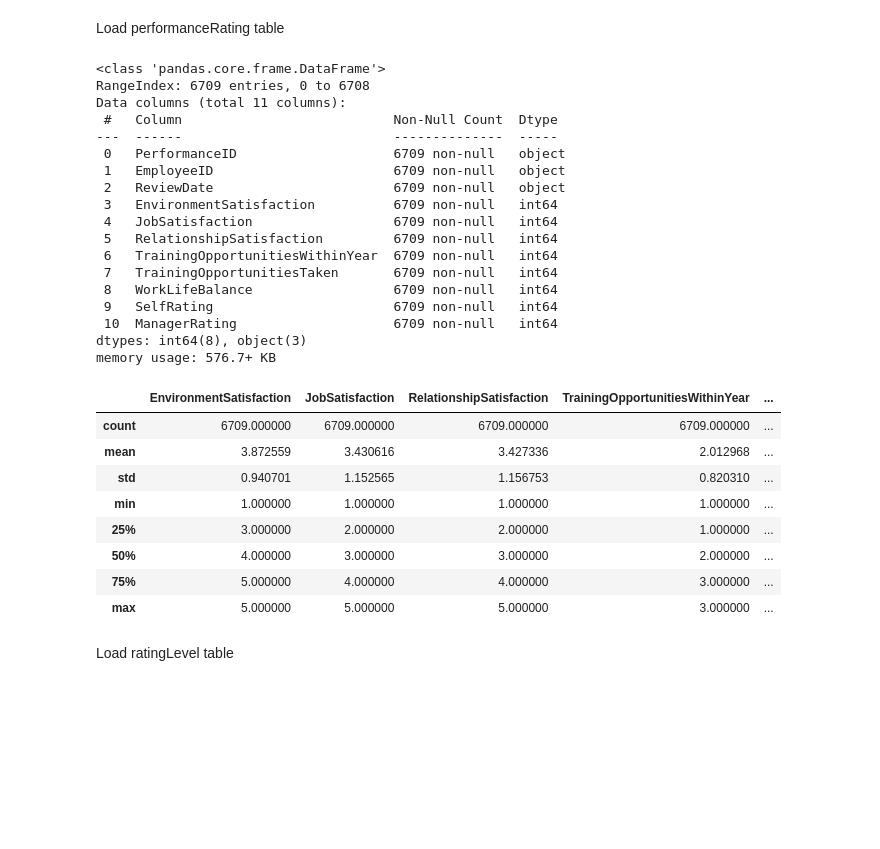
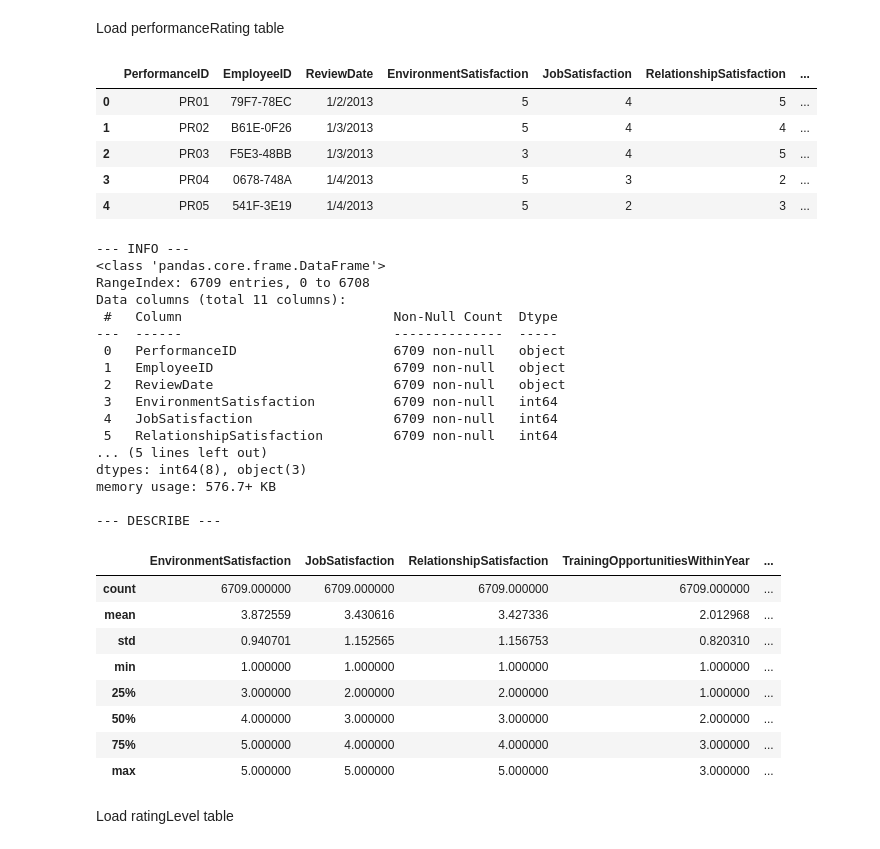
Before and after one commit to nhahub/NHA-207, a Jupyter notebook: notebooks/data_cleaning_merge.ipynb, the cells around one changed output. Drawn from its saved outputs; the diff is of its cells as text; code cells hidden in the pictures; blank space fills up the shorter version.

```diff
--- a/notebooks/data_cleaning_merge.ipynb
+++ b/notebooks/data_cleaning_merge.ipynb
@@ -67,10 +108,19 @@ memory usage: 212.0+ bytes
 Load performanceRating table
 # %%
 performanceDF = pd.read_csv("../data/raw/PerformanceRating.csv")
-performanceDF.head()
+display(performanceDF.head())
+print("\n--- INFO ---")
 performanceDF.info()
+print("\n--- DESCRIBE ---")
 performanceDF.describe()
 # %% [output]
+|  | PerformanceID | EmployeeID | ReviewDate | EnvironmentSatisfaction | JobSatisfaction | RelationshipSatisfaction | ... |
+| 0 | PR01 | 79F7-78EC | 1/2/2013 | 5 | 4 | 5 | ... |
+| 1 | PR02 | B61E-0F26 | 1/3/2013 | 5 | 4 | 4 | ... |
+| 2 | PR03 | F5E3-48BB | 1/3/2013 | 3 | 4 | 5 | ... |
+| 3 | PR04 | 0678-748A | 1/4/2013 | 5 | 3 | 2 | ... |
+| 4 | PR05 | 541F-3E19 | 1/4/2013 | 5 | 2 | 3 | ... |
+--- INFO ---
 <class 'pandas.core.frame.DataFrame'>
 RangeIndex: 6709 entries, 0 to 6708
 Data columns (total 11 columns):
@@ -82,22 +132,20 @@ Data columns (total 11 columns):
  3   EnvironmentSatisfaction          6709 non-null   int64
  4   JobSatisfaction                  6709 non-null   int64
  5   RelationshipSatisfaction         6709 non-null   int64
- 6   TrainingOpportunitiesWithinYear  6709 non-null   int64
- 7   TrainingOpportunitiesTaken       6709 non-null   int64
- 8   WorkLifeBalance                  6709 non-null   int64
- 9   SelfRating                       6709 non-null   int64
- 10  ManagerRating                    6709 non-null   int64
+... (5 lines left out)
 dtypes: int64(8), object(3)
 memory usage: 576.7+ KB
+
+--- DESCRIBE ---
-|  | EnvironmentSatisfaction | JobSatisfaction | RelationshipSatisfaction | TrainingOpportunitiesWithinYear | ... |
-| count | 6709.000000 | 6709.000000 | 6709.000000 | 6709.000000 | ... |
-| mean | 3.872559 | 3.430616 | 3.427336 | 2.012968 | ... |
-| std | 0.940701 | 1.152565 | 1.156753 | 0.820310 | ... |
-| min | 1.000000 | 1.000000 | 1.000000 | 1.000000 | ... |
-| 25% | 3.000000 | 2.000000 | 2.000000 | 1.000000 | ... |
-| 50% | 4.000000 | 3.000000 | 3.000000 | 2.000000 | ... |
-| 75% | 5.000000 | 4.000000 | 4.000000 | 3.000000 | ... |
-| max | 5.000000 | 5.000000 | 5.000000 | 3.000000 | ... |
+|  | EnvironmentSatisfaction | JobSatisfaction | RelationshipSatisfaction | TrainingOpportunitiesWithinYear | ... |
+| count | 6709.000000 | 6709.000000 | 6709.000000 | 6709.000000 | ... |
+| mean | 3.872559 | 3.430616 | 3.427336 | 2.012968 | ... |
+| std | 0.940701 | 1.152565 | 1.156753 | 0.820310 | ... |
+| min | 1.000000 | 1.000000 | 1.000000 | 1.000000 | ... |
+| 25% | 3.000000 | 2.000000 | 2.000000 | 1.000000 | ... |
+| 50% | 4.000000 | 3.000000 | 3.000000 | 2.000000 | ... |
+| 75% | 5.000000 | 4.000000 | 4.000000 | 3.000000 | ... |
+| max | 5.000000 | 5.000000 | 5.000000 | 3.000000 | ... |
 # %% [markdown]
 Load ratingLevel table
 # %%
```
Also changed, not shown: parts of 12 cells of this notebook, 1 other file.
